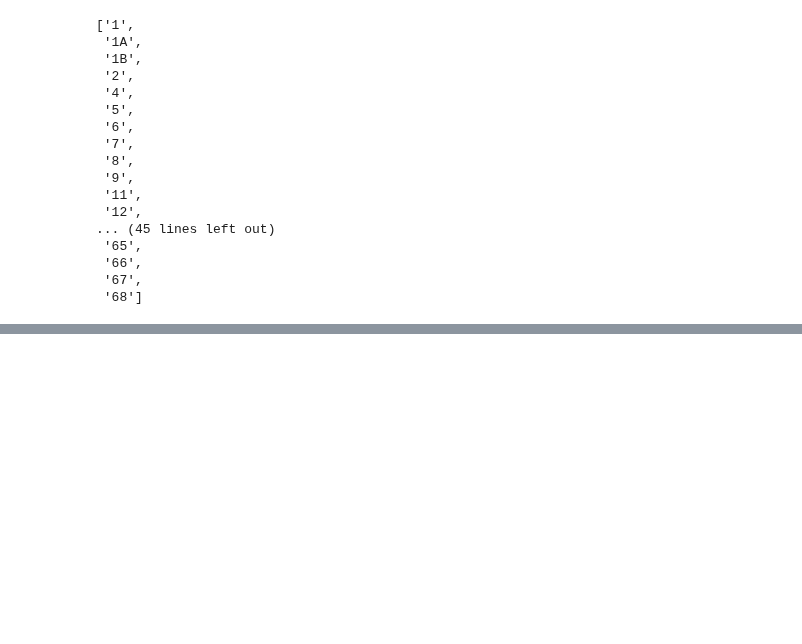
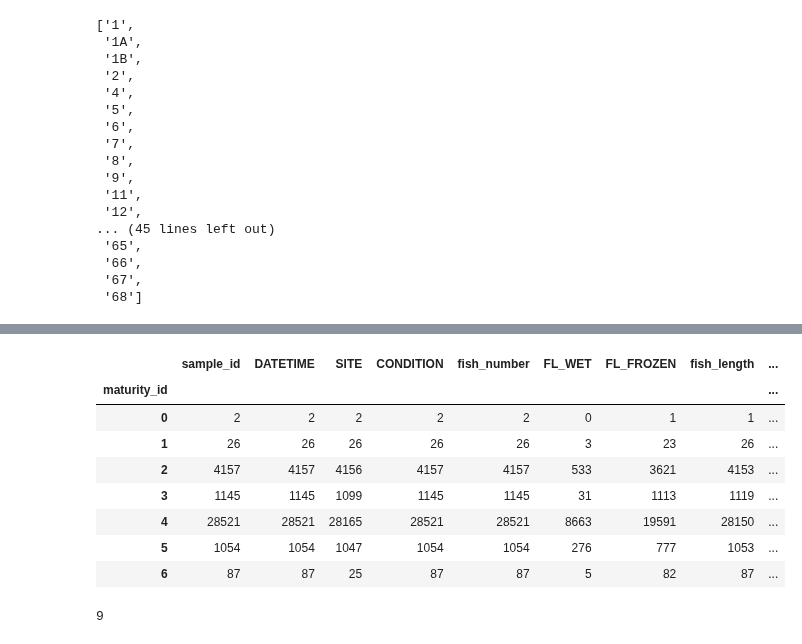
Before and after one commit to dfo-gulf-science/Gaspereau, a Jupyter notebook: 9. Import Script Questions and Answers.ipynb, the cells around one changed output, grey strips where cells are left out. Cells and saved outputs as stored; diff of their text form; code cells hidden in the pictures; blank space fills up the shorter version.

```diff
--- a/9. Import Script Questions and Answers.ipynb
+++ b/9. Import Script Questions and Answers.ipynb
@@ -303,0 +312,25 @@ remarks
+# %%
+gaspereau_fishdetails.groupby('maturity_id').count()
+# %% [output]
+|  | sample_id | DATETIME | SITE | CONDITION | fish_number | FL_WET | FL_FROZEN | fish_length | ... |
+| maturity_id |  |  |  |  |  |  |  |  | ... |
+| 0 | 2 | 2 | 2 | 2 | 2 | 0 | 1 | 1 | ... |
+| 1 | 26 | 26 | 26 | 26 | 26 | 3 | 23 | 26 | ... |
+| 2 | 4157 | 4157 | 4156 | 4157 | 4157 | 533 | 3621 | 4153 | ... |
+| 3 | 1145 | 1145 | 1099 | 1145 | 1145 | 31 | 1113 | 1119 | ... |
+| 4 | 28521 | 28521 | 28165 | 28521 | 28521 | 8663 | 19591 | 28150 | ... |
+| 5 | 1054 | 1054 | 1047 | 1054 | 1054 | 276 | 777 | 1053 | ... |
+| 6 | 87 | 87 | 25 | 87 | 87 | 5 | 82 | 87 | ... |
+# %%
+row = {}
+row['sex'] = 3
+sexes = {'F':2, 'M':1, 'H':3}
+
+if row['sex'] in sexes:
+    sex_id = sexes[row['sex']]
+else:
+    sex_id = 9
+
+sex_id
+# %% [output]
+9
```
Also changed, not shown: parts of 20 cells of this notebook.
